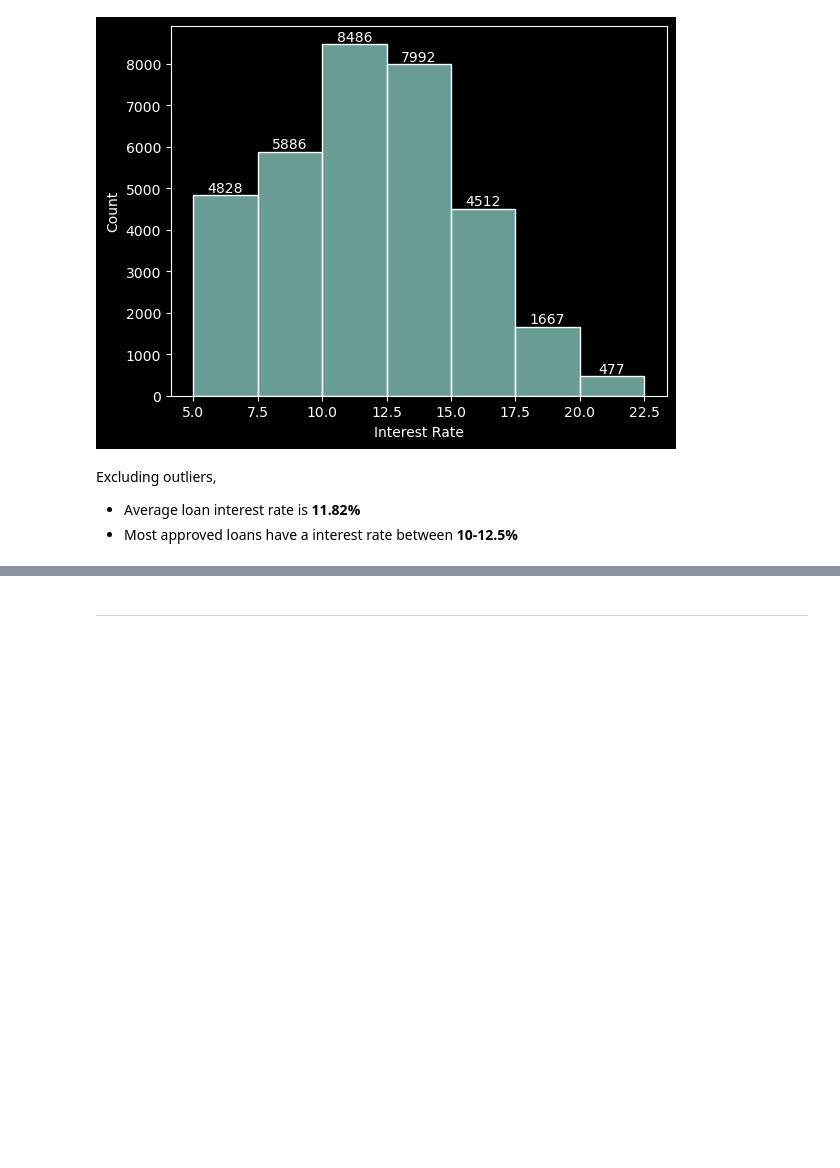
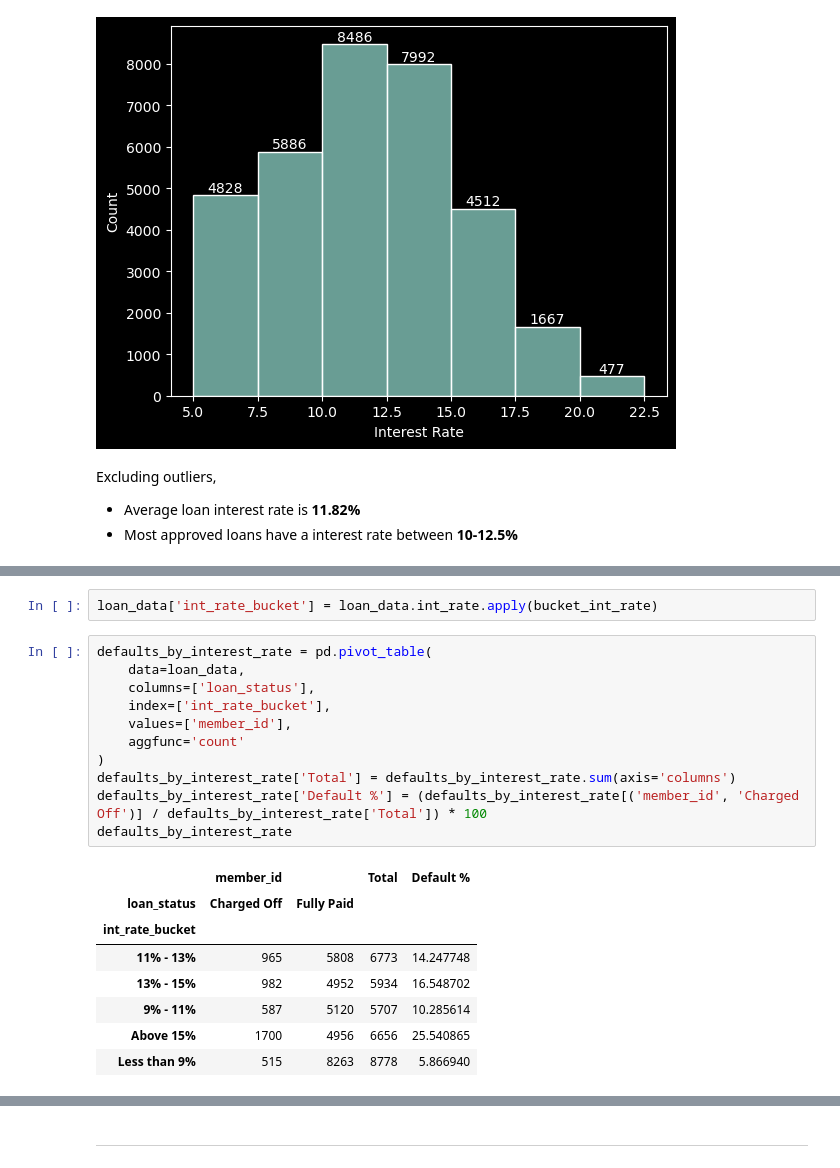
Before and after one commit to cyberpirate92/lending-club-case-study, a Jupyter notebook: Lending Club Case Study.ipynb, the cells around one changed output, grey strips where cells are left out. Cells and saved outputs as stored; diff of their text form; blank space fills up the shorter version.

```diff
--- a/Lending Club Case Study.ipynb
+++ b/Lending Club Case Study.ipynb
@@ -782,0 +779,22 @@ Excluding outliers,
+# %%
+loan_data['int_rate_bucket'] = loan_data.int_rate.apply(bucket_int_rate)
+# %%
+defaults_by_interest_rate = pd.pivot_table(
+    data=loan_data,
+    columns=['loan_status'],
+    index=['int_rate_bucket'],
+    values=['member_id'],
+    aggfunc='count'
+)
+defaults_by_interest_rate['Total'] = defaults_by_interest_rate.sum(axis='columns')
+defaults_by_interest_rate['Default %'] = (defaults_by_interest_rate[('member_id', 'Charged Off')] / defaults_by_interest_rate['Total']) * 100
+defaults_by_interest_rate
+# %% [output]
+|  | member_id |  | Total | Default % |
+| loan_status | Charged Off | Fully Paid |  |  |
+| int_rate_bucket |  |  |  |  |
+| 11% - 13% | 965 | 5808 | 6773 | 14.247748 |
+| 13% - 15% | 982 | 4952 | 5934 | 16.548702 |
+| 9% - 11% | 587 | 5120 | 5707 | 10.285614 |
+| Above 15% | 1700 | 4956 | 6656 | 25.540865 |
+| Less than 9% | 515 | 8263 | 8778 | 5.866940 |
```
Also changed, not shown: parts of 99 cells of this notebook.
